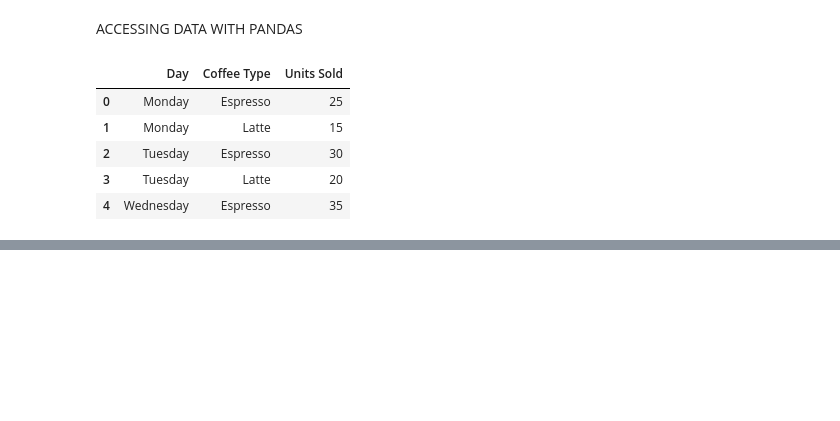
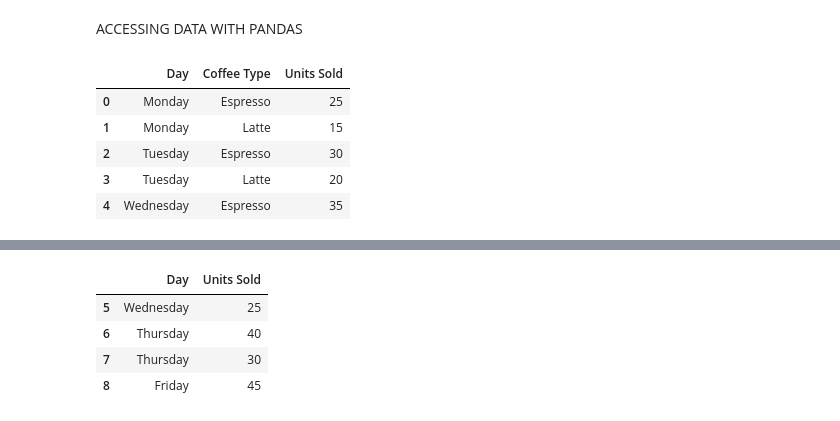
Before and after one commit to EmmanuelKevinS/python_practice, a Jupyter notebook: complete-pandas-tutorial-master/pandas_practice.ipynb, the cells around one changed output, grey strips where cells are left out. Cells and saved outputs as stored; diff of their text form; code cells hidden in the pictures; blank space fills up the shorter version.

```diff
--- a/complete-pandas-tutorial-master/pandas_practice.ipynb
+++ b/complete-pandas-tutorial-master/pandas_practice.ipynb
@@ -122,0 +139,8 @@ coffee.head()
+# %%
+coffee.loc[5:8, ["Day","Units Sold"]]
+# %% [output]
+|  | Day | Units Sold |
+| 5 | Wednesday | 25 |
+| 6 | Thursday | 40 |
+| 7 | Thursday | 30 |
+| 8 | Friday | 45 |
```
Also changed, not shown: parts of 8 cells of this notebook.
